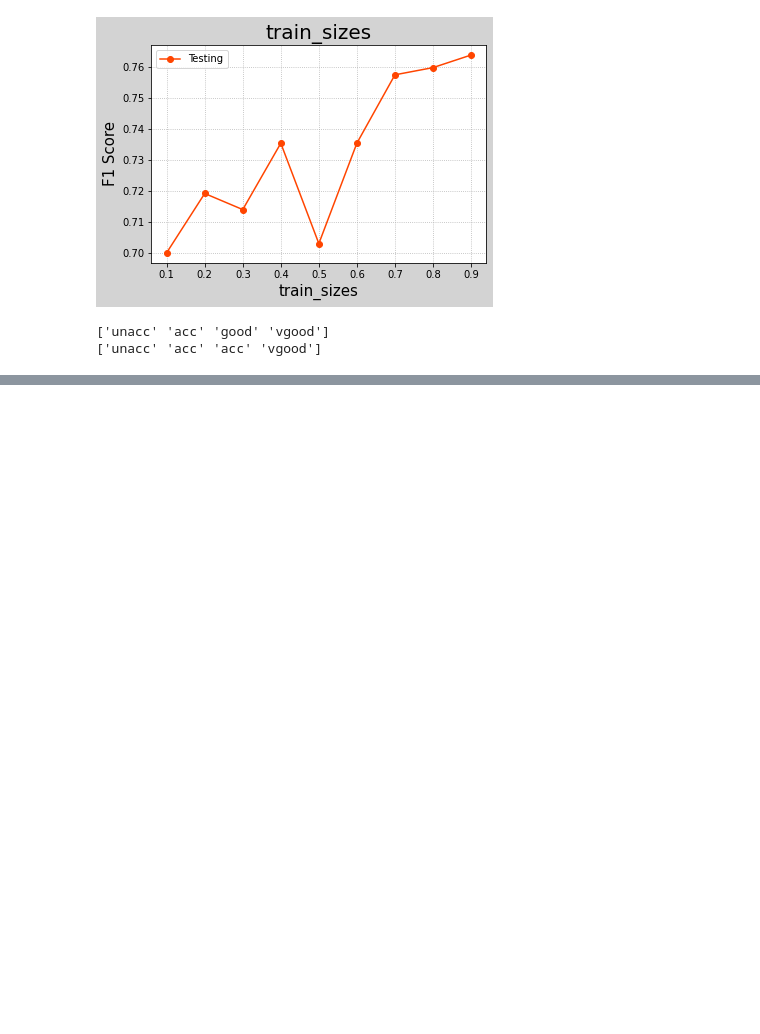
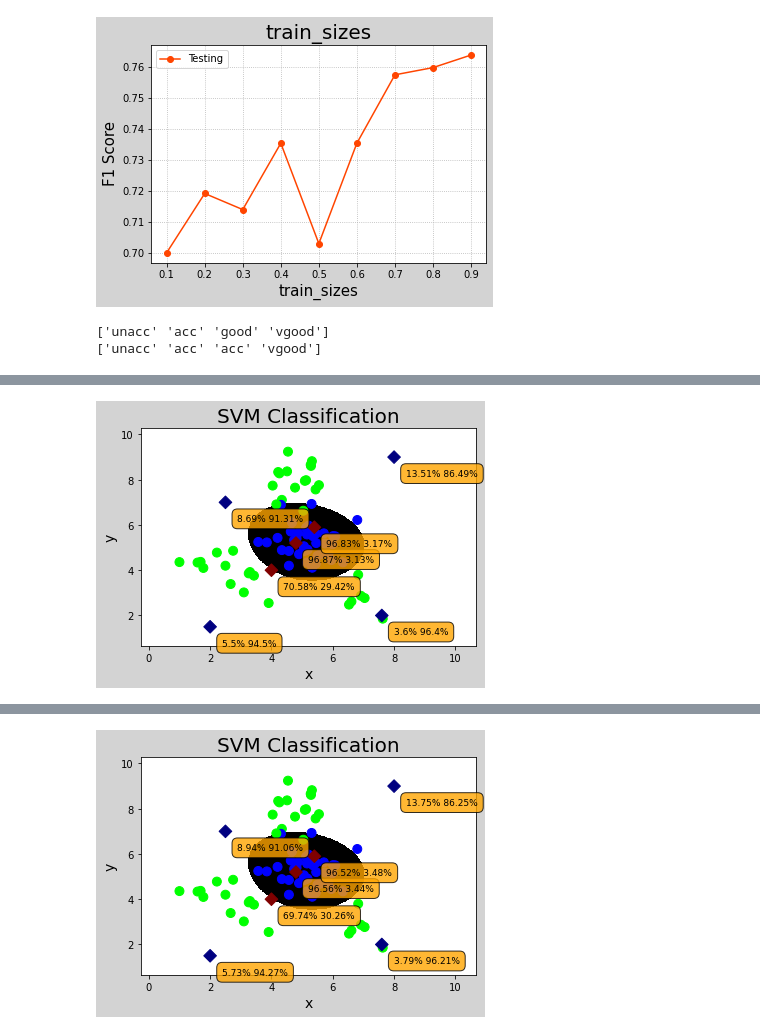
Before and after one commit to wyhfc123/dataAnalysis_2022_1_24, a Jupyter notebook: machine_learning(sklearn).ipynb, the cells around one changed output, grey strips where cells are left out. Saved outputs shown, nothing was run; the diff lists cells and outputs as text; code cells hidden in the pictures; blank space fills up the shorter version.

```diff
--- a/machine_learning(sklearn).ipynb
+++ b/machine_learning(sklearn).ipynb
@@ -2529,0 +2757,73 @@ model.fit(train_x, train_y)
+# %%
+"""
+    网格搜索
+"""
+
+from sklearn import model_selection as ms
+import numpy as np
+from sklearn import svm
+from sklearn import metrics as sm
+from matplotlib import pyplot as plt
+from sklearn import model_selection as ms
+data = np.loadtxt("ml_data/multiple2.txt", unpack=False, dtype="U20", delimiter=",")
+
+
+x = data[:, :-1].astype("f8")
+y = data[:, -1].astype("f8")
+
+#划分训练集和测试集
+train_x, test_x, train_y, test_y = ms.train_test_split(x, y, test_size=0.25, random_state=7)
+
+#构造支持向量机模型
+model = svm.SVC(probability=True)
+#网格搜索确定最优超参数
+params = [{'kernel':['linear'], 'C':[1, 10, 100, 1000]},
+    {'kernel':['poly'], 'C':[1], 'degree':[2, 3]},
+    {'kernel':['rbf'], 'C':[1,10,100,1000], 'gamma':[1, 0.1, 0.01, 0.001]}]
+model = ms.GridSearchCV(model,params,cv=5)
+model.fit(train_x, train_y)
+print(model.best_params_)
+print(model.best_score_)
+print(model.best_estimator_)
+#输出交叉验证结果
+for p,s in zip(model.cv_results_["params"],model.cv_results_["mean_test_score"]):
+    print("超参数: %s   得分: %s"%(p,s))
+
+plt.figure('SVM Classification', facecolor='lightgray')
+plt.title('SVM Classification', fontsize=20)
+plt.xlabel('x', fontsize=14)
+plt.ylabel('y', fontsize=14)
+plt.tick_params(labelsize=10)
+plt.pcolormesh(grid_x, grid_y, grid_z, cmap='gray')
+plt.scatter(test_x[:, 0], test_x[:, 1], c=test_y, cmap='brg', s=80)
+
+# 整理测试样本
+prob_x = np.array([
+    [2, 1.5],
+    [8, 9],
+    [4.8, 5.2],
+    [4, 4],
+    [2.5, 7],
+    [7.6, 2],
+    [5.4, 5.9]])
+
+pred_prob_y = model.predict(prob_x)
+probs = model.predict_proba(prob_x)
+print(probs)
+# 绘制每个测试样本，并给出标注
+plt.scatter(prob_x[:,0], prob_x[:,1], c=pred_prob_y, cmap='jet_r', s=80, marker='D')
+for i in range(len(probs)):
+    plt.annotate(
+        '{}% {}%'.format(
+            round(probs[i, 0] * 100, 2),
+            round(probs[i, 1] * 100, 2)),
+        xy=(prob_x[i, 0], prob_x[i, 1]),
+        xytext=(12, -12),
+        textcoords='offset points',
+        horizontalalignment='left',
+        verticalalignment='top',
+        fontsize=9,
+        bbox={'boxstyle': 'round,pad=0.6',
+              'fc': 'orange', 'alpha': 0.8})
+plt.show()
+# %% [output]
@@ -2529,0 +2847 @@ model.fit(train_x, train_y)
+[figure, added]
@@ -2529,0 +2865 @@ model.fit(train_x, train_y)
+[figure, added]
```
Also changed, not shown: parts of 18 cells of this notebook, 12 other files.
